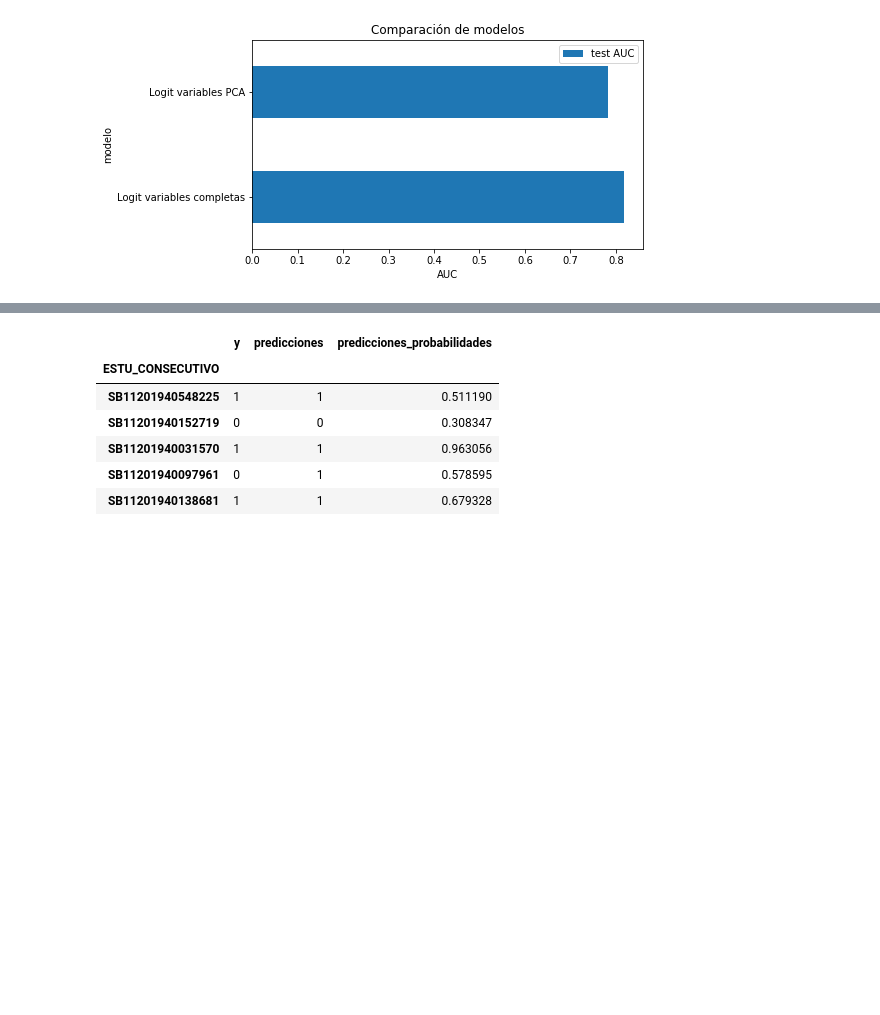
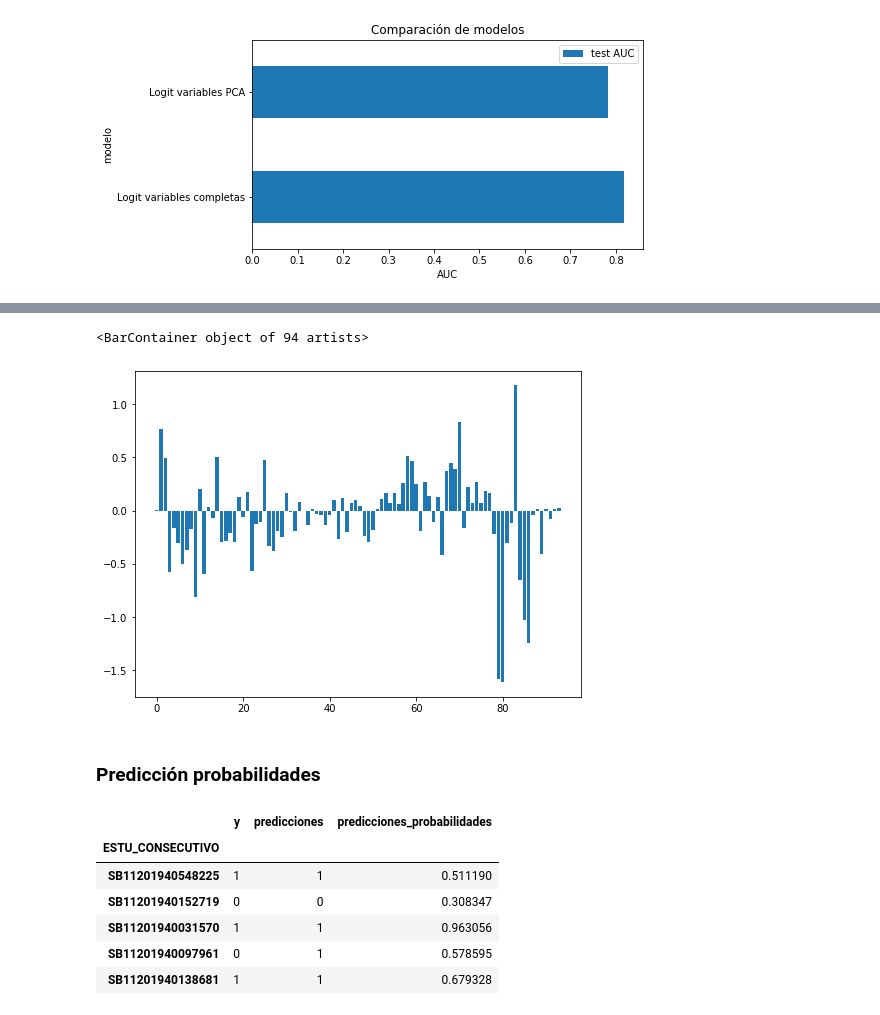
Before and after one commit to capenaranda05/MIIA_estudiante_29, a Jupyter notebook: Laboratorios/Lab_2_29.ipynb, the cells around one changed output, grey strips where cells are left out. Drawn from its saved outputs; the diff is of its cells as text; code cells hidden in the pictures; blank space fills up the shorter version.

```diff
--- a/Laboratorios/Lab_2_29.ipynb
+++ b/Laboratorios/Lab_2_29.ipynb
@@ -1660,3 +1725,15 @@ ax.set_title('Comparación de modelos');
+# %%
+importancia = lr2.coef_[0]
+x = 8
+y = 6
+plt.figure(figsize = (x,y))
+
+pyplot.bar([x for x in range(len(importancia))], importancia)
+# %% [output]
+<BarContainer object of 94 artists>
+[figure, added]
+# %% [markdown]
+### Predicción probabilidades
 # %%
 y2_test["predicciones"] = y2_pred
 y2_test["predicciones_probabilidades"] = lr_probs2
```
Also changed, not shown: parts of 19 cells of this notebook.
